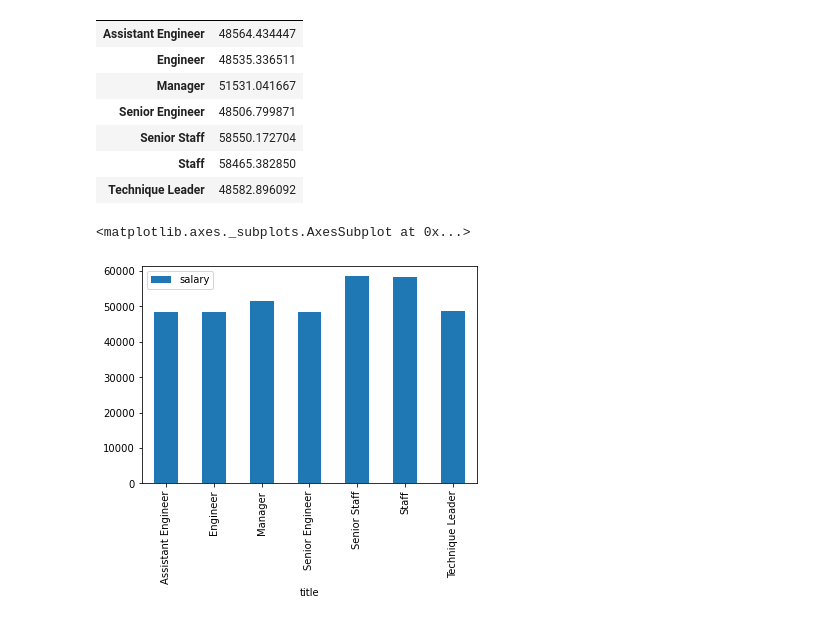
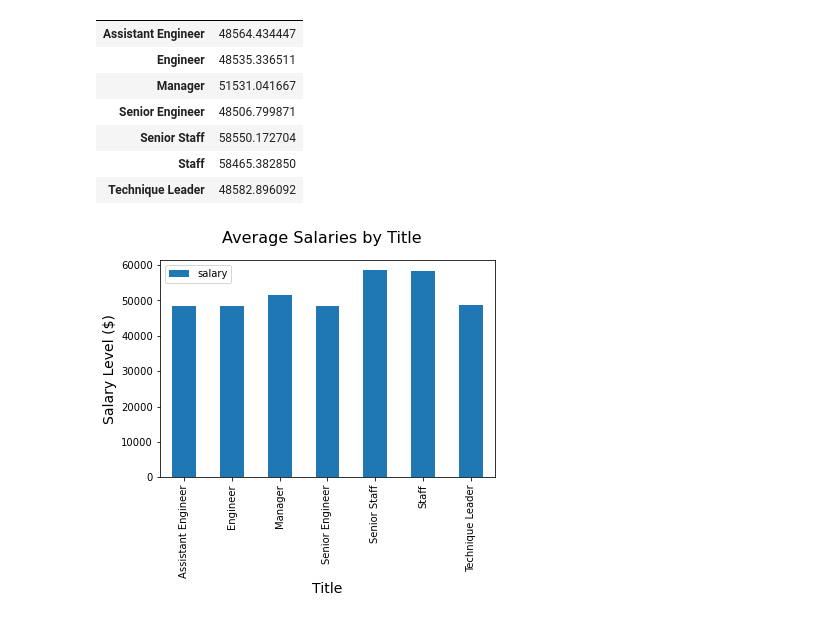
Before and after one commit to reyno255/sql-challenge, a Jupyter notebook: main.ipynb, the cells around one changed output. Cells and saved outputs as stored; diff of their text form; code cells hidden in the pictures.

```diff
--- a/main.ipynb
+++ b/main.ipynb
@@ -4,7 +4,7 @@ from sqlalchemy import create_engine
 import pandas as pd
 import matplotlib.pyplot as plt
 
-engine = create_engine('postgresql://postgres:pear12@localhost:5432/employees')
+engine = create_engine('postgresql://postgres:NOPASS@localhost:5432/employees')
 connection = engine.connect()
 
 metadata = db.MetaData()
@@ -108,11 +108,11 @@ trim_df
 | Staff | 58465.382850 |
 | Technique Leader | 48582.896092 |
 # %%
-plt.suptitle('Count of Salaries', fontsize=16)
-plt.xlabel('Salary Level ($)', fontsize=14)
-plt.ylabel('Count of Salaries', fontsize=14)
+trim_df.plot.bar()
+plt.suptitle('Average Salaries by Title', fontsize=16)
+plt.xlabel('Title', fontsize=14)
+plt.ylabel('Salary Level ($)', fontsize=14)
 
-trim_df.plot.bar()
+plt.show()
 # %% [output]
-<matplotlib.axes._subplots.AxesSubplot at 0x...>
-[figure, old version]
+[figure, new version]
```
